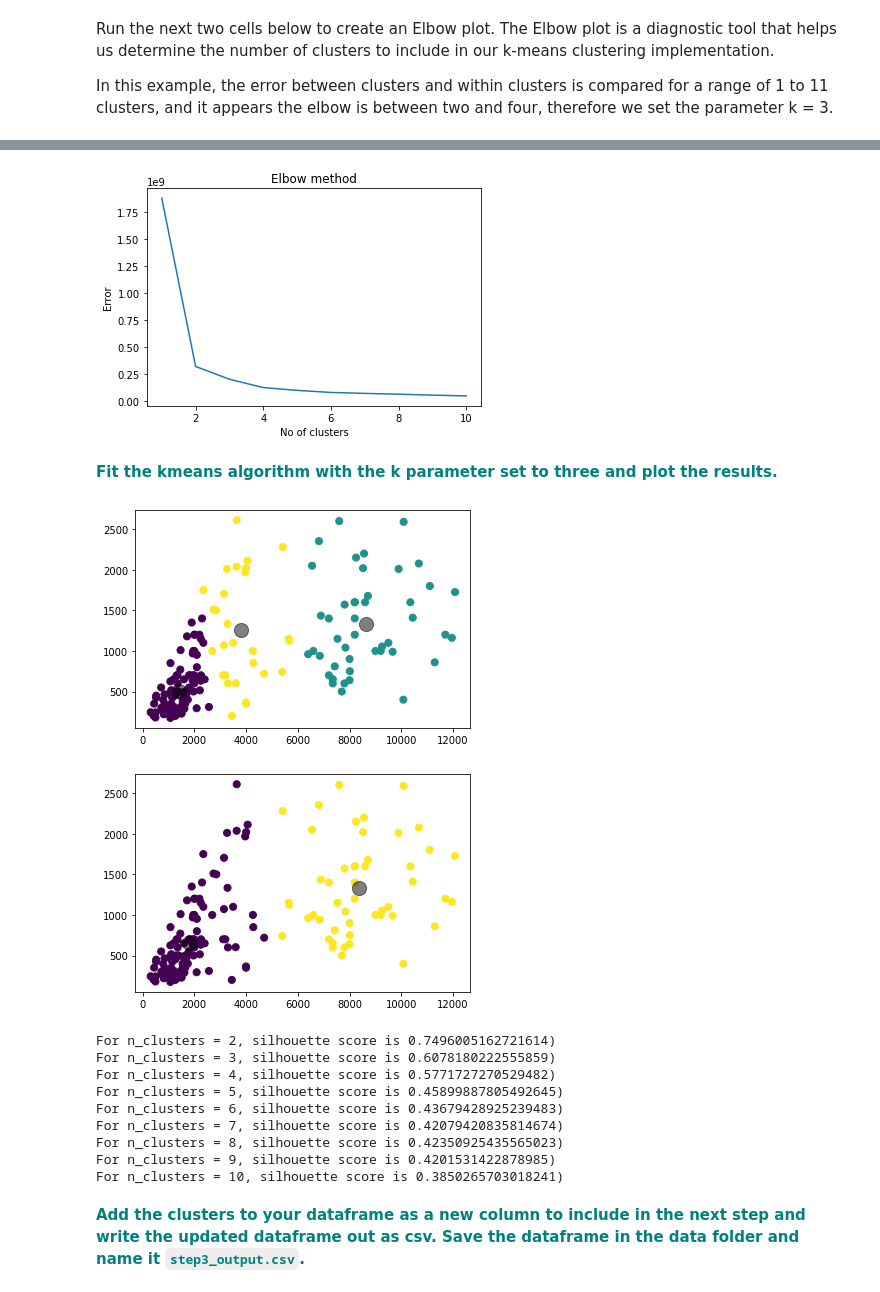
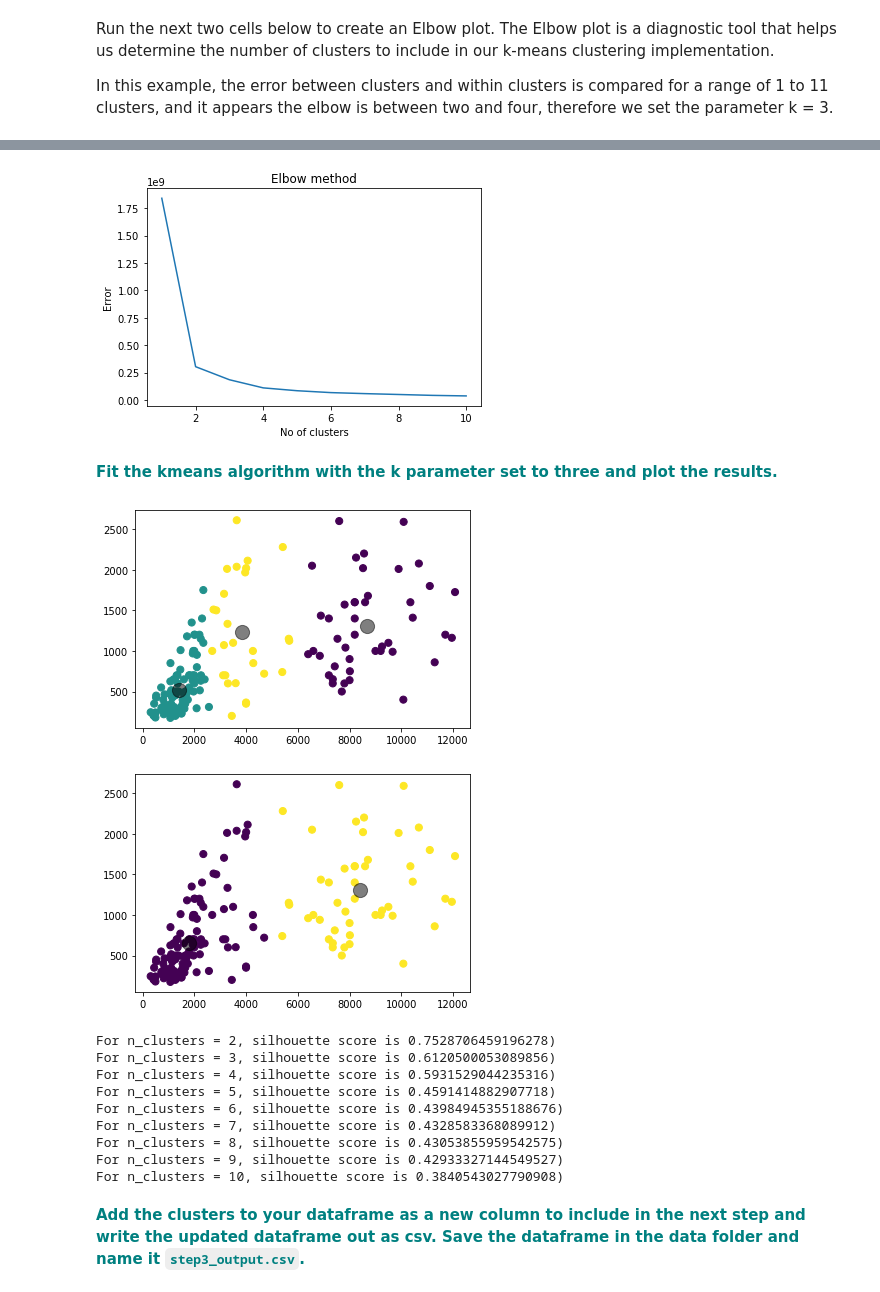
Before and after one commit to SanjaPanda/Guided-Capstone, a Jupyter notebook: Notebook_stepthree.ipynb, the cells around one changed output, grey strips where cells are left out. Cells and saved outputs as stored; diff of their text form; code cells hidden in the pictures.

```diff
--- a/Notebook_stepthree.ipynb
+++ b/Notebook_stepthree.ipynb
@@ -186,8 +186,6 @@ IQR = Q3-Q1
 # This filters on our existing dataframe, picking out just those observations that are NOT outliers.
 dfno = df[~((df < (Q1 - 1.5 * IQR)) |(df> (Q3 + 1.5 * IQR))).any(axis=1)]
 
-dfno = dfno.append(df[df['Name'].str.contains('Big Mountain')])
-
 # We now want to make a boxplot of this new dataframe dfno.
 boxplot = dfno.boxplot(grid=False, vert=False,fontsize=15, figsize=(12,15))
 # %% [output]
@@ -312,7 +350,7 @@ x = dfno.drop(['Name','state'], axis =1).values
 Error =[]
 for i in range(1, 11):
     kmeans = KMeans(n_clusters = i).fit(x)
-    kmeans.fit(x)
+    kmeans.fit(x[:,:2])
     Error.append(kmeans.inertia_)
 import matplotlib.pyplot as plt
 plt.plot(range(1, 11), Error)
@@ -321,29 +359,29 @@ plt.xlabel('No of clusters')
 plt.ylabel('Error')
 plt.show()
 # %% [output]
-[figure, old version]
+[figure, new version]
 # %% [markdown]
 <font color='teal'>**Fit the kmeans algorithm with the k parameter set to three and plot the results.**</font>
 # %%
 # This code will fit the k-means algorithm with our k parameter set to three, and plot the results. Cool, huh?
 kmeans3 = KMeans(n_clusters=3)
-y_kmeans3 = kmeans3.fit_predict(x)
+y_kmeans3 = kmeans3.fit_predict(x[:,:2])
 plt.scatter(x[:, 0], x[:, 1], c=y_kmeans3, s=50, cmap='viridis')
 
 centers = kmeans3.cluster_centers_
 plt.scatter(centers[:, 0], centers[:, 1], c='black', s=200, alpha=0.5);
 # %% [output]
-[figure, old version]
+[figure, new version]
 # %%
 # This code will fit the k-means algorithm with our k parameter set to three, and plot the results. Cool, huh?
 kmeans2 = KMeans(n_clusters=2)
-y_kmeans2 = kmeans2.fit_predict(x)
+y_kmeans2 = kmeans2.fit_predict(x[:,:2])
 plt.scatter(x[:, 0], x[:, 1], c=y_kmeans2, s=50, cmap='viridis')
 
 centers = kmeans2.cluster_centers_
 plt.scatter(centers[:, 0], centers[:, 1], c='black', s=200, alpha=0.5);
 # %% [output]
-[figure, old version]
+[figure, new version]
 # %%
 from sklearn.metrics import silhouette_score
 for n_clusters in range(2, 11):
@@ -354,15 +392,15 @@ for n_clusters in range(2, 11):
     score = silhouette_score(x, preds)
     print("For n_clusters = {}, silhouette score is {})".format(n_clusters, score))
 # %% [output]
-For n_clusters = 2, silhouette score is 0.7496005162721614)
-For n_clusters = 3, silhouette score is 0.6078180222555859)
-For n_clusters = 4, silhouette score is 0.5771727270529482)
-For n_clusters = 5, silhouette score is 0.45899887805492645)
-For n_clusters = 6, silhouette score is 0.43679428925239483)
-For n_clusters = 7, silhouette score is 0.42079420835814674)
-For n_clusters = 8, silhouette score is 0.42350925435565023)
-For n_clusters = 9, silhouette score is 0.4201531422878985)
-For n_clusters = 10, silhouette score is 0.3850265703018241)
+For n_clusters = 2, silhouette score is 0.7528706459196278)
+For n_clusters = 3, silhouette score is 0.6120500053089856)
+For n_clusters = 4, silhouette score is 0.5931529044235316)
+For n_clusters = 5, silhouette score is 0.4591414882907718)
+For n_clusters = 6, silhouette score is 0.43984945355188676)
+For n_clusters = 7, silhouette score is 0.4328583368089912)
+For n_clusters = 8, silhouette score is 0.43053855959542575)
+For n_clusters = 9, silhouette score is 0.42933327144549527)
+For n_clusters = 10, silhouette score is 0.3840543027790908)
 # %% [markdown]
 <font color='teal'>**Add the clusters to your dataframe as a new column to include in the next step and write the updated dataframe out as csv. Save the dataframe in the data folder and name it `step3_output.csv`.**</font>
 # %%
```
Also changed, not shown: parts of 14 cells of this notebook, 5 other files.
